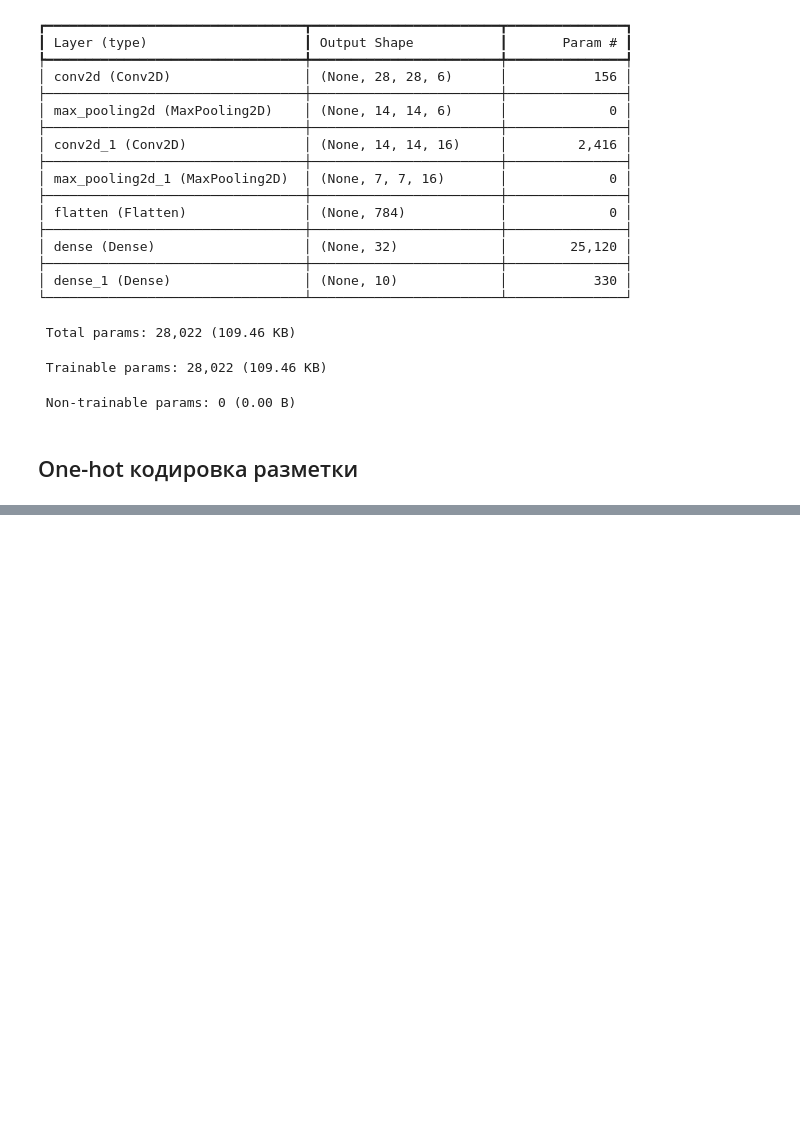
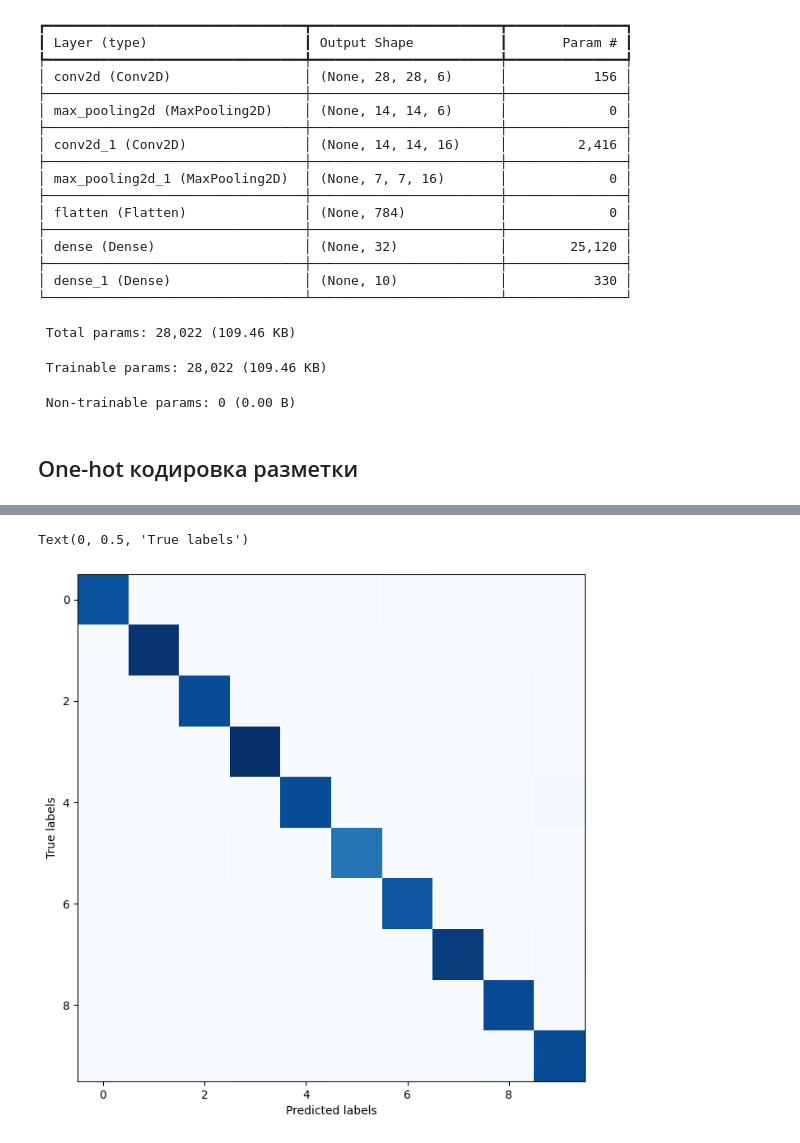
Before and after one commit to BalshowAndrew/netol_classes02, a Jupyter notebook: comp_vision/01_practice.ipynb, the cells around one changed output, grey strips where cells are left out. Drawn from its saved outputs; the diff is of its cells as text; code cells hidden in the pictures; blank space fills up the shorter version.

Commit message:
model was traned

```diff
--- a/comp_vision/01_practice.ipynb
+++ b/comp_vision/01_practice.ipynb
@@ -170,3 +171,5 @@ Model: "sequential"
  Non-trainable params: 0 (0.00 B)
 # %% [markdown]
 ## One-hot кодировка разметки
+# %%
+y_train_labels = tf.keras.utils.to_categorical(y_train)
@@ -172,0 +184,8 @@ Model: "sequential"
+# %%
+model.fit(
+    x_train,
+    y_train_labels,
+    batch_size=32,
+    epochs=5,
+    validation_split=0.2
+)
@@ -172,0 +206,3 @@ Model: "sequential"
+# %%
+y_pred = model.predict(x_val)
+y_pred_labels = np.argmax(y_pred, axis=1)
@@ -172,0 +252,10 @@ Model: "sequential"
+# %%
+cm = confusion_matrix(y_val, y_pred_labels)
+
+plt.figure(figsize=(10, 8))
+plt.imshow(cm, cmap=plt.cm.Blues)
+plt.xlabel("Predicted labels")
+plt.ylabel("True labels")
+# %% [output]
+Text(0, 0.5, 'True labels')
+[figure, added]
```
Also changed, not shown: parts of 12 cells of this notebook.
